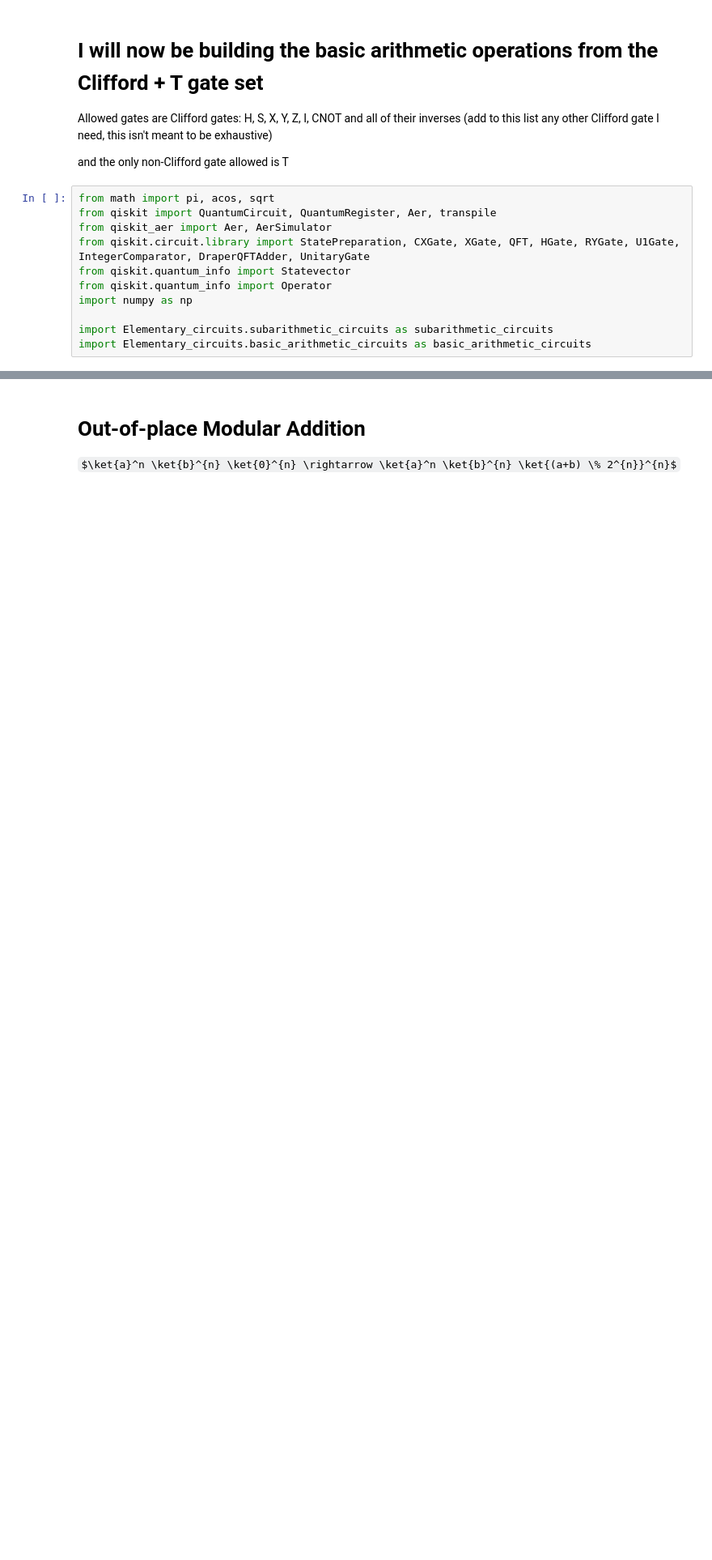
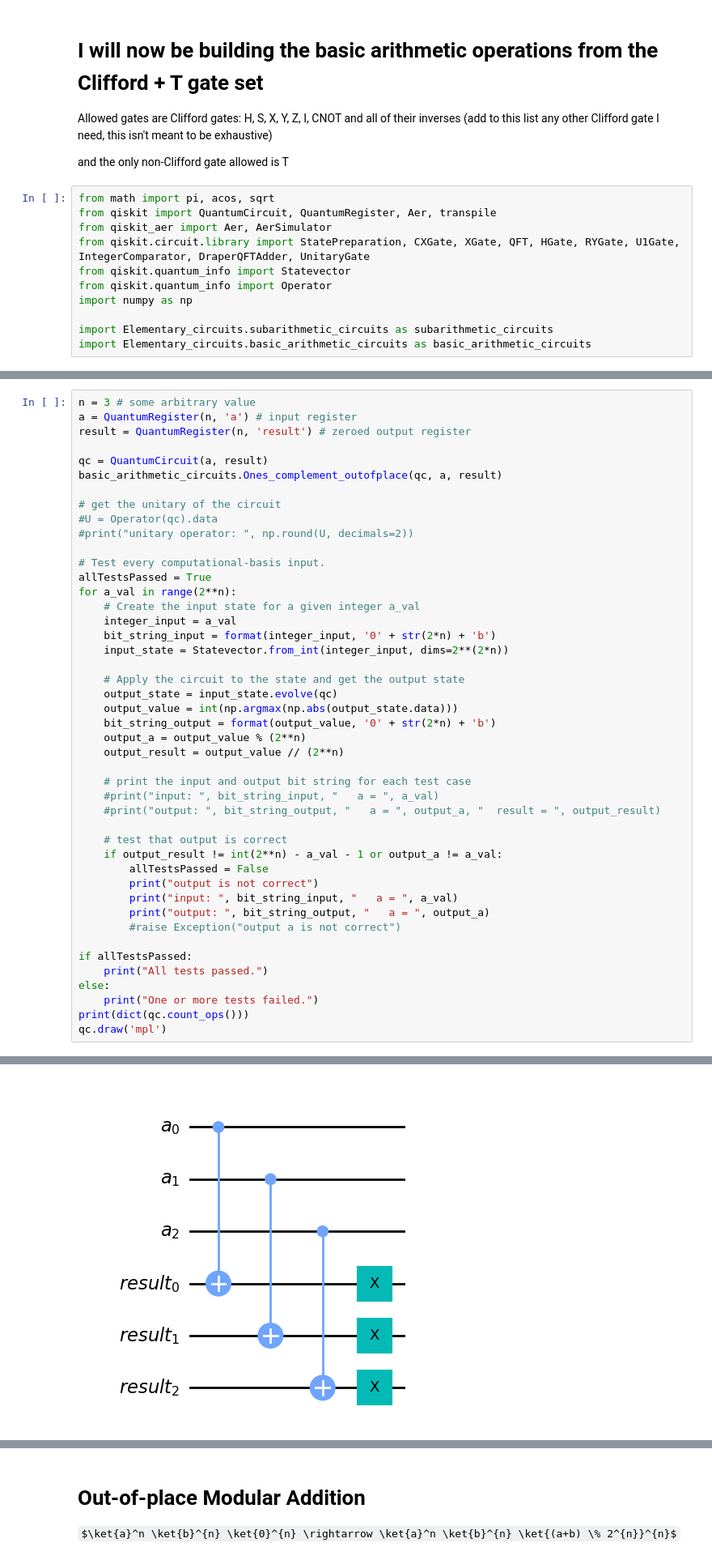
Before and after one commit to lincolnajohnston/Quantum-NTE, a Jupyter notebook: Elementary_circuits/basic_arithmetic_circuits_testing.ipynb, the cells around one changed output, grey strips where cells are left out. Shown at 81% size. Drawn from its saved outputs; the diff is of its cells as text; some formulas as TeX source; blank space fills up the shorter version.

```diff
--- a/Elementary_circuits/basic_arithmetic_circuits_testing.ipynb
+++ b/Elementary_circuits/basic_arithmetic_circuits_testing.ipynb
@@ -17,0 +78,46 @@ import Elementary_circuits.basic_arithmetic_circuits as basic_arithmetic_circuit
+# %%
+n = 3 # some arbitrary value
+a = QuantumRegister(n, 'a') # input register
+result = QuantumRegister(n, 'result') # zeroed output register
+
+qc = QuantumCircuit(a, result)
+basic_arithmetic_circuits.Ones_complement_outofplace(qc, a, result)
+
+# get the unitary of the circuit
+#U = Operator(qc).data
+#print("unitary operator: ", np.round(U, decimals=2))
+
+# Test every computational-basis input.
+allTestsPassed = True
+for a_val in range(2**n):
+    # Create the input state for a given integer a_val
+    integer_input = a_val
+    bit_string_input = format(integer_input, '0' + str(2*n) + 'b')
+    input_state = Statevector.from_int(integer_input, dims=2**(2*n))
+
+    # Apply the circuit to the state and get the output state
+    output_state = input_state.evolve(qc)
+    output_value = int(np.argmax(np.abs(output_state.data)))
+    bit_string_output = format(output_value, '0' + str(2*n) + 'b')
+    output_a = output_value % (2**n)
+    output_result = output_value // (2**n)
+
+    # print the input and output bit string for each test case
+    #print("input: ", bit_string_input, "   a = ", a_val)
+    #print("output: ", bit_string_output, "   a = ", output_a, "  result = ", output_result)
+
+    # test that output is correct
+    if output_result != int(2**n) - a_val - 1 or output_a != a_val:
+        allTestsPassed = False
+        print("output is not correct")
+        print("input: ", bit_string_input, "   a = ", a_val)
+        print("output: ", bit_string_output, "   a = ", output_a)
+        #raise Exception("output a is not correct")
+
+if allTestsPassed:
+    print("All tests passed.")
+else:
+    print("One or more tests failed.")
+print(dict(qc.count_ops()))
+qc.draw('mpl')
+# %% [output]
@@ -18 +126,2 @@ import Elementary_circuits.basic_arithmetic_circuits as basic_arithmetic_circuit
+[figure, added]
 # %% [markdown]
```
Also changed, not shown: parts of 27 cells of this notebook, 2 other files.
